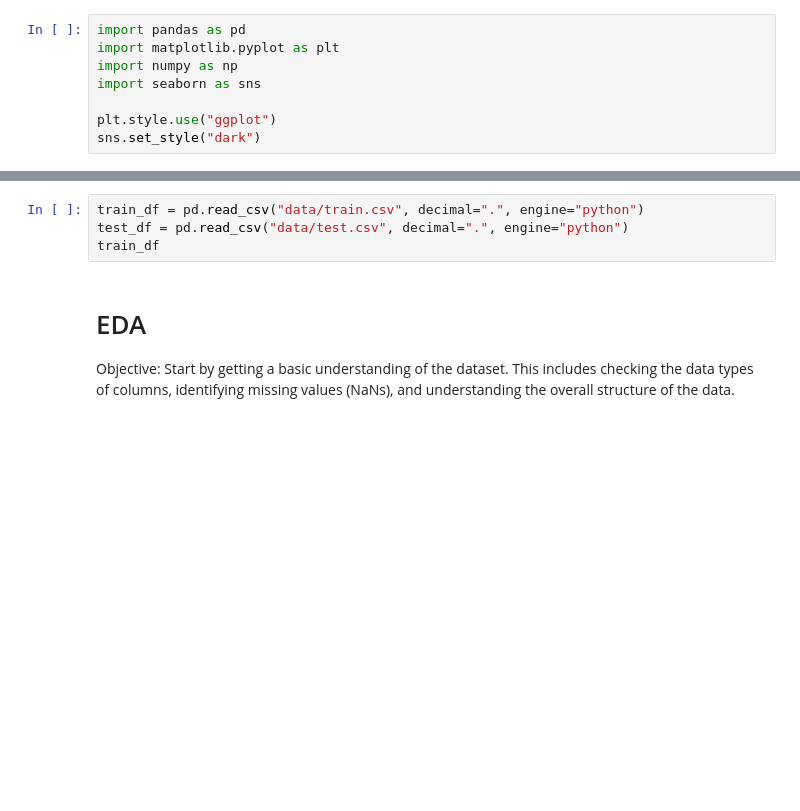
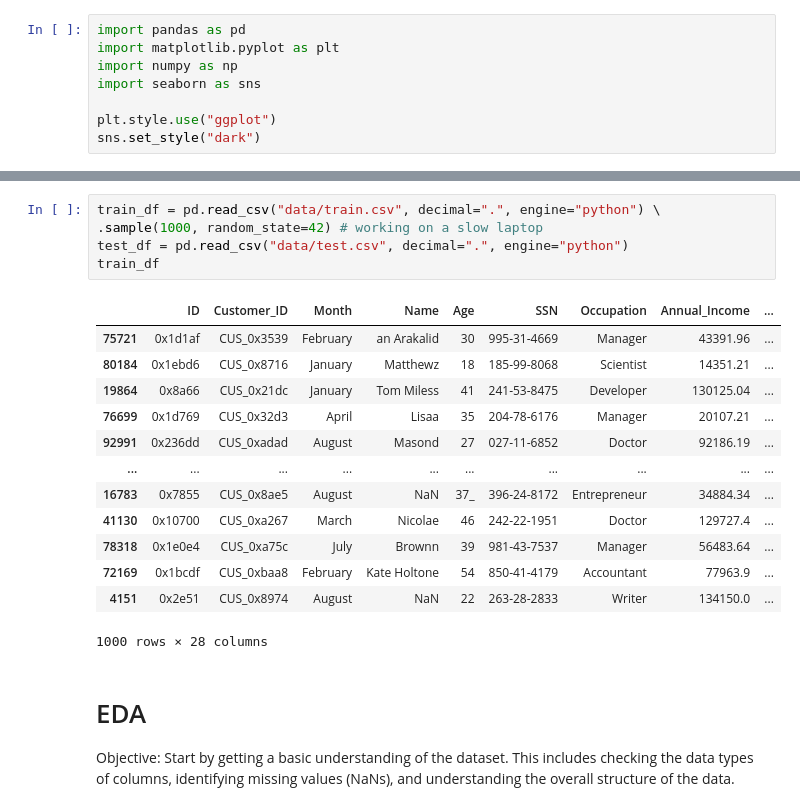
Before and after one commit to ruzanovad/dataset-sessions, a Jupyter notebook: credit-score/credit-score.ipynb, the cells around one changed output, grey strips where cells are left out. Drawn from its saved outputs; the diff is of its cells as text; blank space fills up the shorter version.

```diff
--- a/credit-score/credit-score.ipynb
+++ b/credit-score/credit-score.ipynb
@@ -15,7 +17,22 @@ sns.set_style("dark")
 # %%
-train_df = pd.read_csv("data/train.csv", decimal=".", engine="python")
+train_df = pd.read_csv("data/train.csv", decimal=".", engine="python") \
+.sample(1000, random_state=42) # working on a slow laptop
 test_df = pd.read_csv("data/test.csv", decimal=".", engine="python")
 train_df
+# %% [output]
+|  | ID | Customer_ID | Month | Name | Age | SSN | Occupation | Annual_Income | ... |
+| 75721 | 0x1d1af | CUS_0x3539 | February | an Arakalid | 30 | 995-31-4669 | Manager | 43391.96 | ... |
+| 80184 | 0x1ebd6 | CUS_0x8716 | January | Matthewz | 18 | 185-99-8068 | Scientist | 14351.21 | ... |
+| 19864 | 0x8a66 | CUS_0x21dc | January | Tom Miless | 41 | 241-53-8475 | Developer | 130125.04 | ... |
+| 76699 | 0x1d769 | CUS_0x32d3 | April | Lisaa | 35 | 204-78-6176 | Manager | 20107.21 | ... |
+| 92991 | 0x236dd | CUS_0xadad | August | Masond | 27 | 027-11-6852 | Doctor | 92186.19 | ... |
+| ... | ... | ... | ... | ... | ... | ... | ... | ... | ... |
+| 16783 | 0x7855 | CUS_0x8ae5 | August | NaN | 37_ | 396-24-8172 | Entrepreneur | 34884.34 | ... |
+| 41130 | 0x10700 | CUS_0xa267 | March | Nicolae | 46 | 242-22-1951 | Doctor | 129727.4 | ... |
+| 78318 | 0x1e0e4 | CUS_0xa75c | July | Brownn | 39 | 981-43-7537 | Manager | 56483.64 | ... |
+| 72169 | 0x1bcdf | CUS_0xbaa8 | February | Kate Holtone | 54 | 850-41-4179 | Accountant | 77963.9 | ... |
+| 4151 | 0x2e51 | CUS_0x8974 | August | NaN | 22 | 263-28-2833 | Writer | 134150.0 | ... |
+1000 rows × 28 columns
 # %% [markdown]
 # EDA
 Objective: Start by getting a basic understanding of the dataset. This includes checking the data types of columns, identifying missing values (NaNs), and understanding the overall structure of the data.
```
Also changed, not shown: parts of 37 cells of this notebook.
